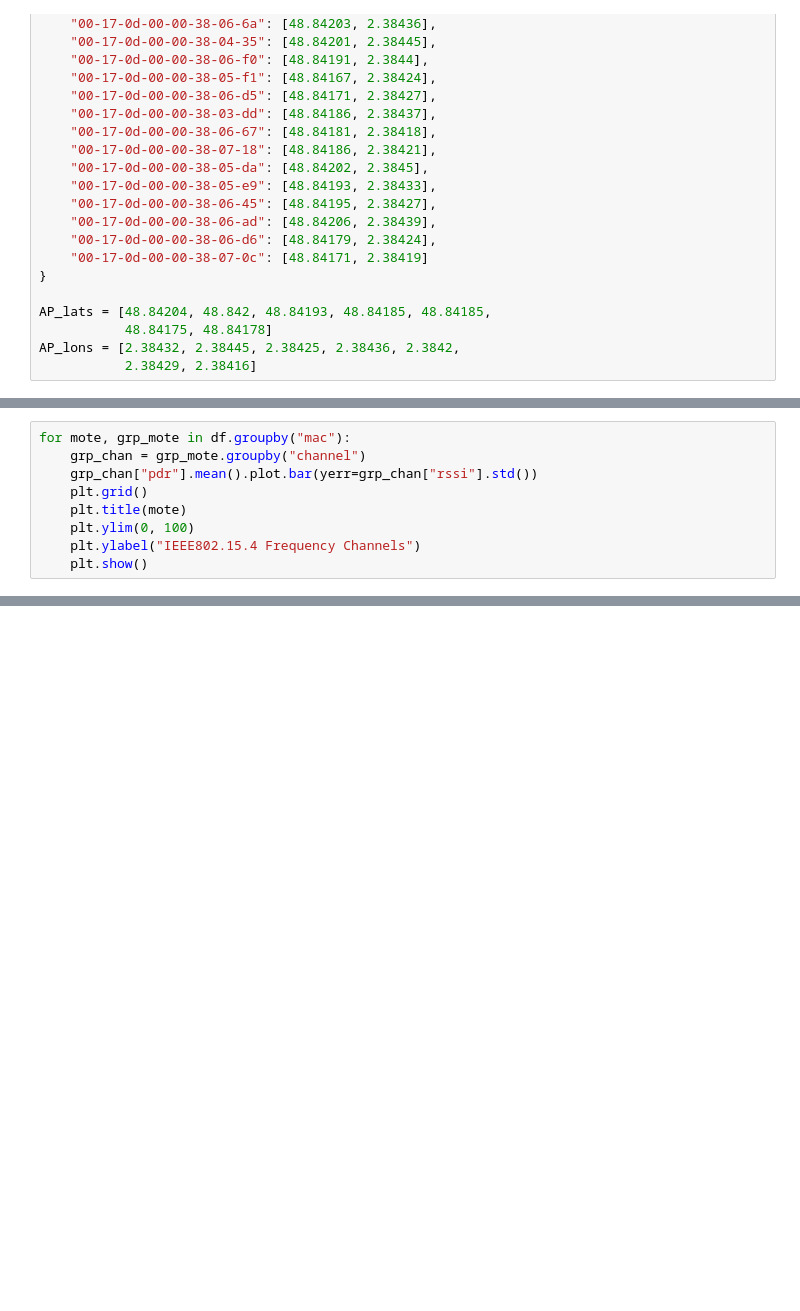
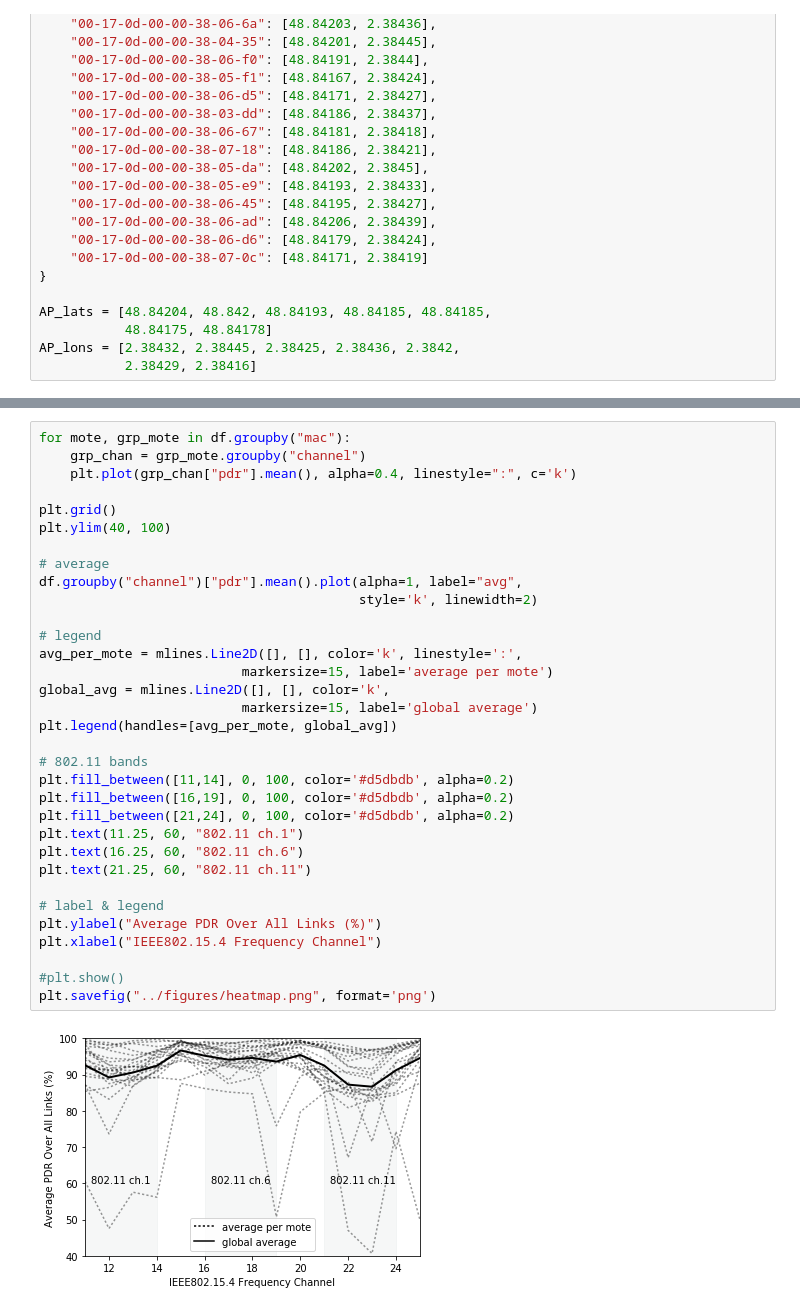
Before and after one commit to keomabrun/brun18using, a Jupyter notebook: notebooks/Heatmap.ipynb, the cells around one changed output, grey strips where cells are left out. Saved outputs shown, nothing was run; the diff lists cells and outputs as text; blank space fills up the shorter version.

```diff
--- a/notebooks/Heatmap.ipynb
+++ b/notebooks/Heatmap.ipynb
@@ -115,9 +104,0 @@ for channel, channel_grp in df.groupby("channel"):
-# %%
-for mote, grp_mote in df.groupby("mac"):
-    grp_chan = grp_mote.groupby("channel")
-    grp_chan["pdr"].mean().plot.bar(yerr=grp_chan["rssi"].std())
-    plt.grid()
-    plt.title(mote)
-    plt.ylim(0, 100)
-    plt.ylabel("IEEE802.15.4 Frequency Channels")
-    plt.show()
@@ -137,0 +105,35 @@ for mote, grp_mote in df.groupby("mac"):
+# %%
+for mote, grp_mote in df.groupby("mac"):
+    grp_chan = grp_mote.groupby("channel")
+    plt.plot(grp_chan["pdr"].mean(), alpha=0.4, linestyle=":", c='k')
+
+plt.grid()
+plt.ylim(40, 100)
+
+# average
+df.groupby("channel")["pdr"].mean().plot(alpha=1, label="avg",
+                                         style='k', linewidth=2)
+
+# legend
+avg_per_mote = mlines.Line2D([], [], color='k', linestyle=':',
+                          markersize=15, label='average per mote')
+global_avg = mlines.Line2D([], [], color='k',
+                          markersize=15, label='global average')
+plt.legend(handles=[avg_per_mote, global_avg])
+
+# 802.11 bands
+plt.fill_between([11,14], 0, 100, color='#d5dbdb', alpha=0.2)
+plt.fill_between([16,19], 0, 100, color='#d5dbdb', alpha=0.2)
+plt.fill_between([21,24], 0, 100, color='#d5dbdb', alpha=0.2)
+plt.text(11.25, 60, "802.11 ch.1")
+plt.text(16.25, 60, "802.11 ch.6")
+plt.text(21.25, 60, "802.11 ch.11")
+
+# label & legend
+plt.ylabel("Average PDR Over All Links (%)")
+plt.xlabel("IEEE802.15.4 Frequency Channel")
+
+#plt.show()
+plt.savefig("../figures/heatmap.png", format='png')
+# %% [output]
+[figure, added]
```
Also changed, not shown: parts of 4 cells of this notebook, 3 other files.
